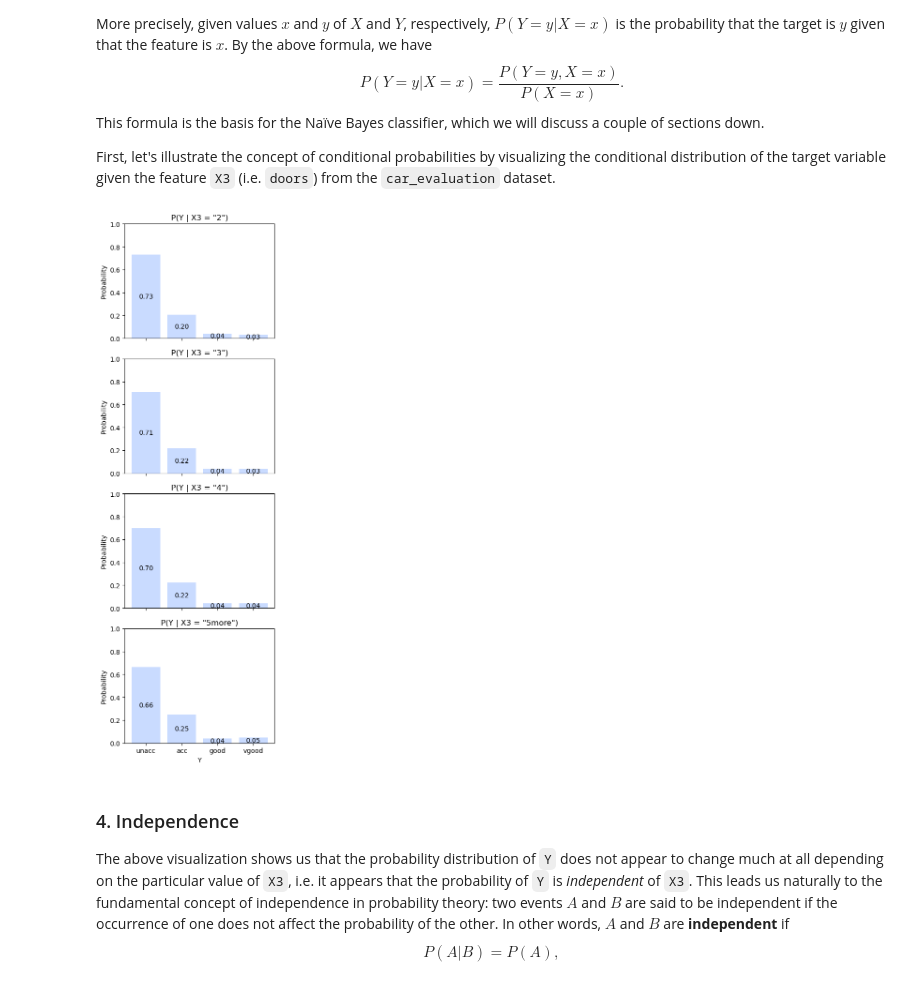
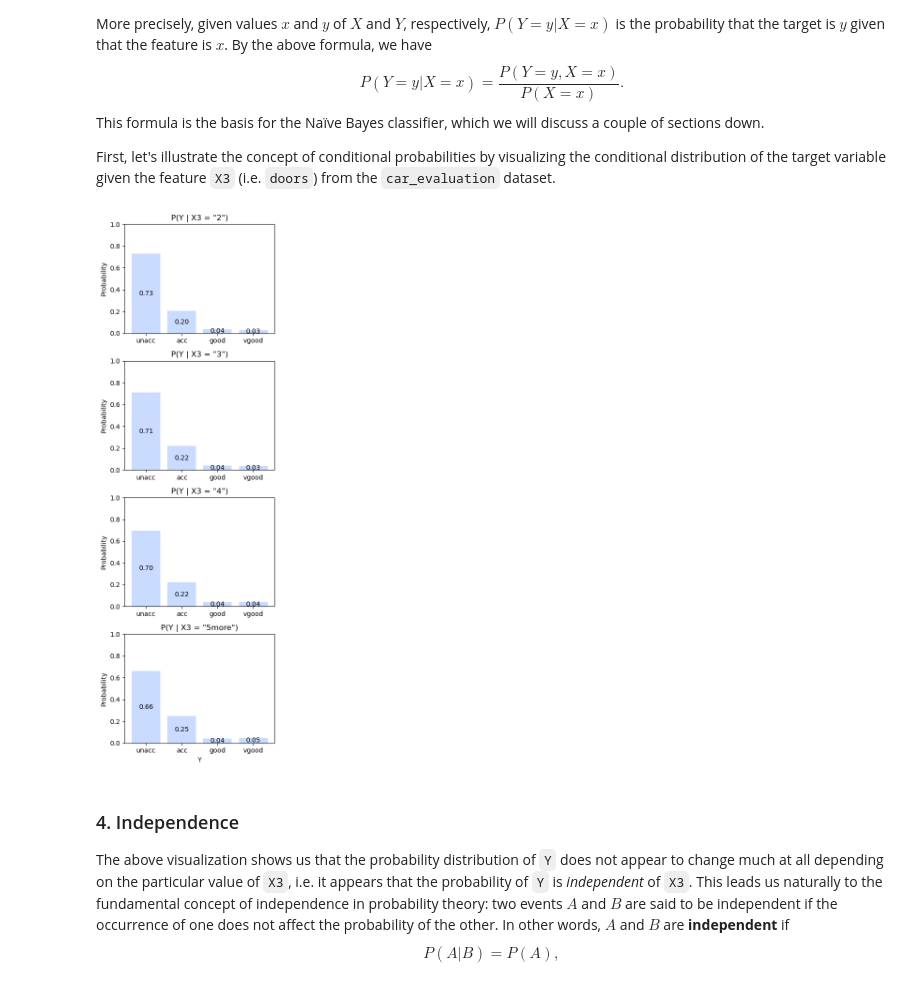
Before and after one commit to arvindsuresh-math/MATH-392-Intro-to-neural-networks, a Jupyter notebook: notebooks/09_intro-to-classification.ipynb, the cells around one changed output. Saved outputs shown, nothing was run; the diff lists cells and outputs as text; code cells hidden in the pictures.

```diff
--- a/notebooks/09_intro-to-classification.ipynb
+++ b/notebooks/09_intro-to-classification.ipynb
@@ -294,40 +234,40 @@ x3_order = sorted(cars['X3'].unique())  # e.g., ['2', '3', '4', '5more'] if thes
 y_order = ['unacc', 'acc', 'good', 'vgood']
 
 n_x3 = len(x3_order)
-fig, axs = plt.subplots(n_x3, 1, figsize=(4, 3 * n_x3), sharex=True)
+fig, axs = plt.subplots(n_x3, 1, figsize=(4, 3 * n_x3))
 if n_x3 == 1:
     axs = [axs]
 
 for i, x3_val in enumerate(x3_order):
     # Filter the dataset for the current X3 value
     subset = cars[cars['X3'] == x3_val]
 
     # Compute counts and then probabilities for each Y category
     counts = np.array([np.sum(subset['Y'] == y_val) for y_val in y_order])
     total = counts.sum()
     prob = counts / total if total > 0 else np.zeros_like(counts)
 
     ax = axs[i]
     bars = ax.bar(y_order, prob, color=(0.7, 0.8, 1, 0.7))
     ax.set_ylim(0, 1)
     ax.set_ylabel('Probability')
     ax.set_title(f'P(Y | X3 = "{x3_val}")')
 
     # Annotate each bar with its probability value inside the bar
     for bar, p in zip(bars, prob):
         height = bar.get_height()
         ax.text(
             bar.get_x() + bar.get_width() / 2,  # horizontal center of the bar
             height / 2,                         # vertical position: mid-bar
             f'{p:.2f}',                         # formatted probability
             ha='center', va='center', color='black'
         )
 
 plt.xlabel('Y')
 plt.tight_layout()
 plt.show()
 # %% [output]
-[figure, old version]
+[figure, new version]
 # %% [markdown]
 ### 4. Independence
 The above visualization shows us that the probability distribution of `Y` does not appear to change much at all depending on the particular value of `X3`, i.e. it appears that the probability of `Y` is *independent* of `X3`. This leads us naturally to the fundamental concept of independence in probability theory: two events $A$ and $B$ are said to be independent if the occurrence of one does not affect the probability of the other. In other words, $A$ and $B$ are **independent** if $$P(A|B) = P(A),$$ or equivalently, if $$P(A \cap B) = P(A)P(B).$$
```
Also changed, not shown: parts of 11 cells of this notebook.
